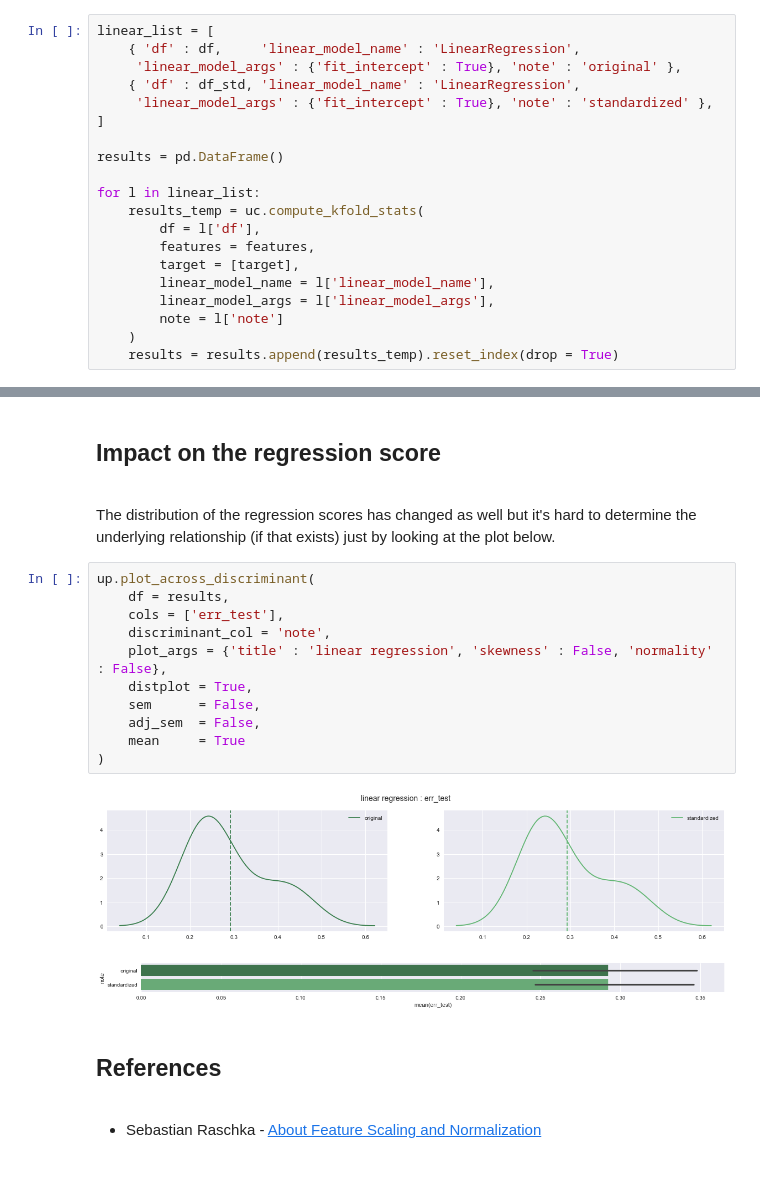
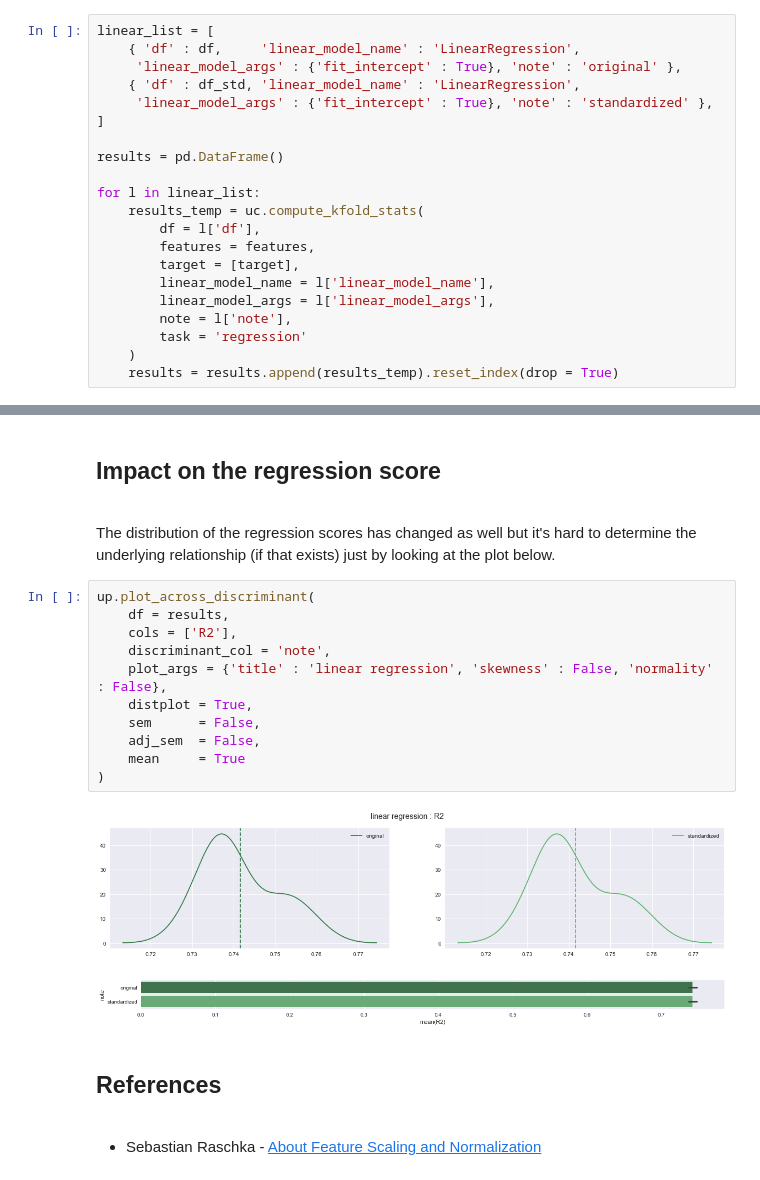
Before and after one commit to danisgriffith/ds-knowledge-notebooks, a Jupyter notebook: preprocessing/1.3 - feature transformation - standardization.ipynb, the cells around one changed output, grey strips where cells are left out. Cells and saved outputs as stored; diff of their text form.

```diff
--- a/preprocessing/1.3 - feature transformation - standardization.ipynb
+++ b/preprocessing/1.3 - feature transformation - standardization.ipynb
@@ -140,7 +140,8 @@ for l in linear_list:
         target = [target],
         linear_model_name = l['linear_model_name'],
         linear_model_args = l['linear_model_args'],
-        note = l['note']
+        note = l['note'],
+        task = 'regression'
     )
     results = results.append(results_temp).reset_index(drop = True)
 # %% [markdown]
@@ -310,17 +311,17 @@ The distribution of the regression scores has changed as well but it's hard to d
 # %%
 up.plot_across_discriminant(
     df = results,
-    cols = ['err_test'],
+    cols = ['R2'],
     discriminant_col = 'note',
     plot_args = {'title' : 'linear regression', 'skewness' : False, 'normality' : False},
     distplot = True,
     sem      = False,
     adj_sem  = False,
     mean     = True
 )
 # %% [output]
-[figure, old version]
+[figure, new version]
-[figure, old version]
+[figure, new version]
 # %% [markdown]
 ## References
 
```
Also changed, not shown: 5 other files.
